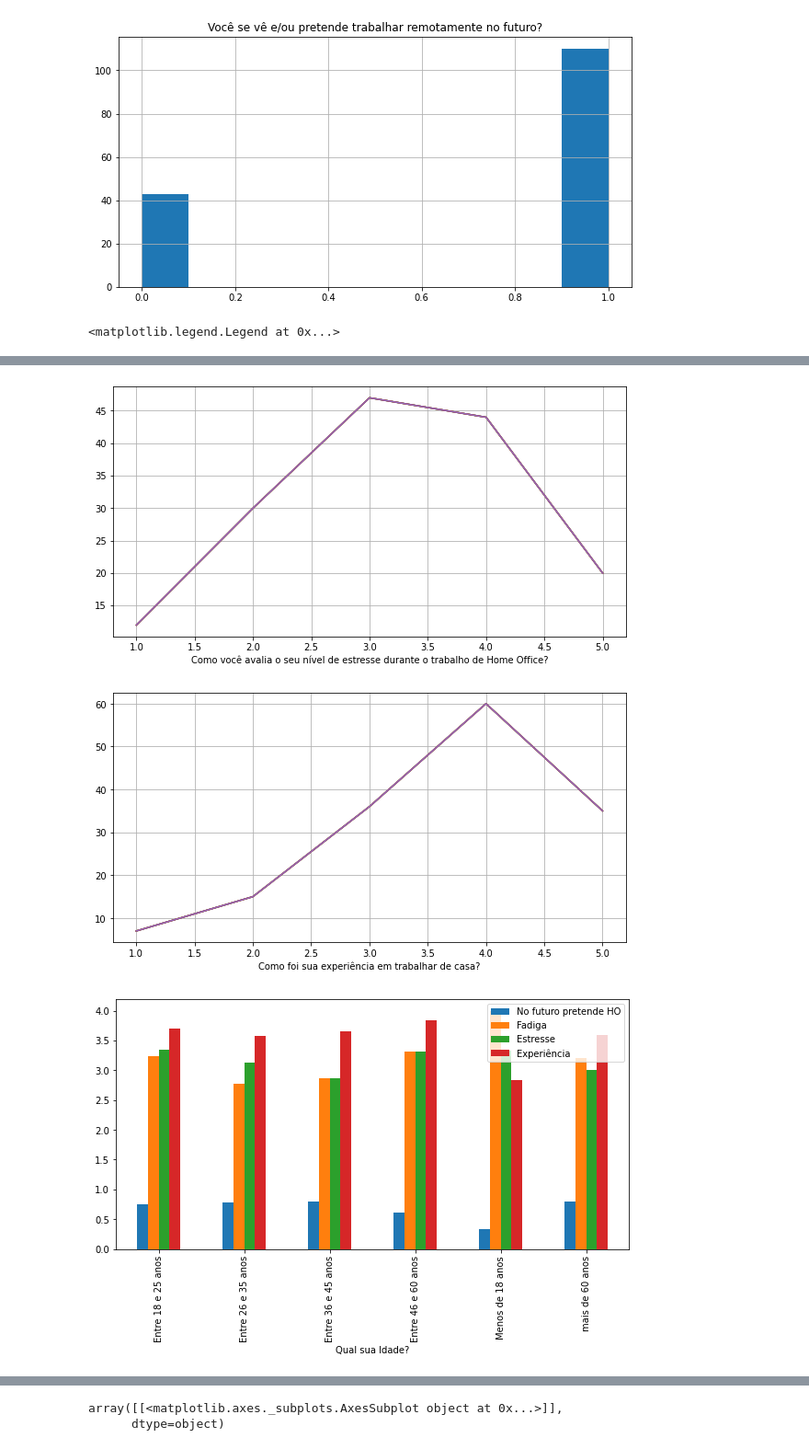
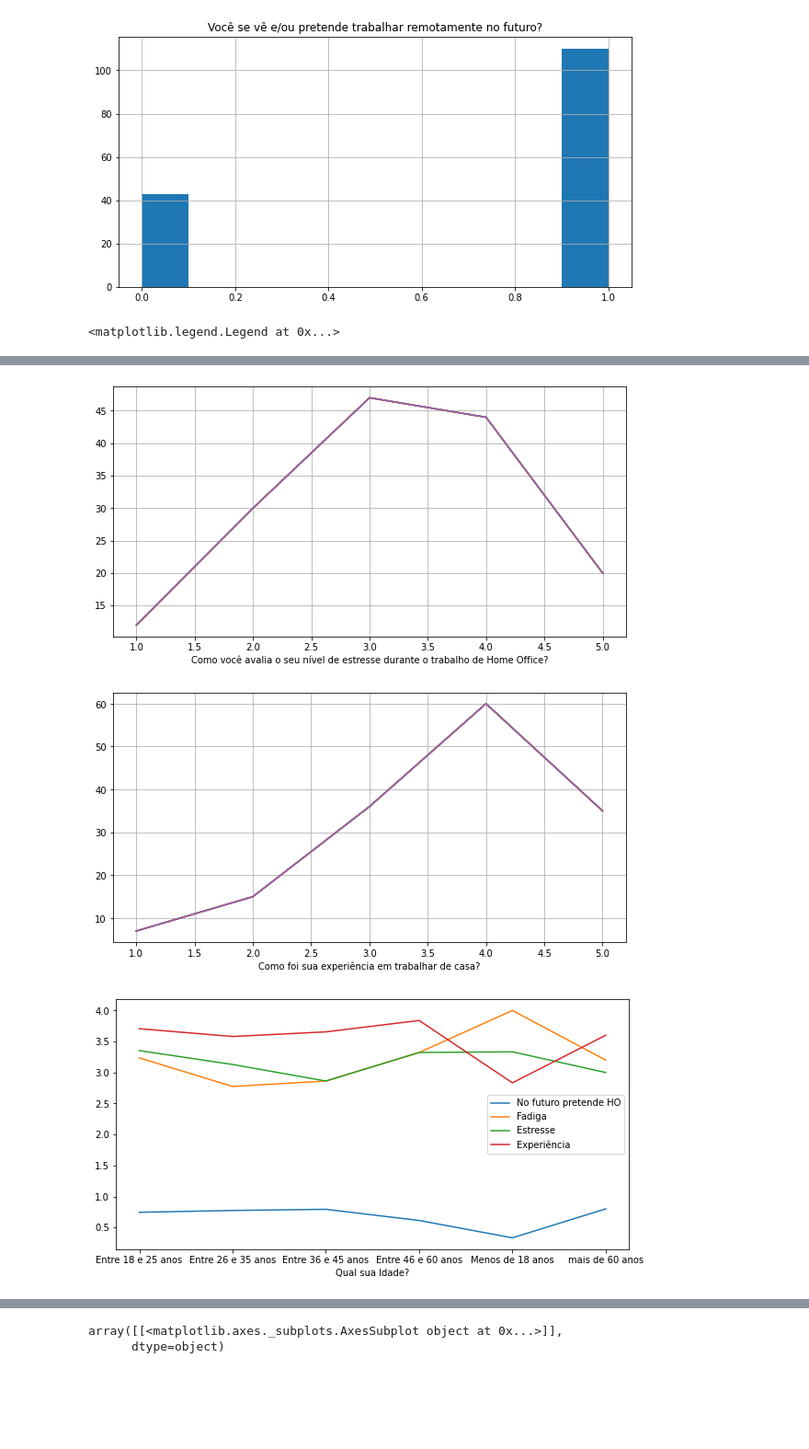
Before and after one commit to vittoria-thomasini/comportment-analytics-covid19, a Jupyter notebook: ProjetoCovid19.ipynb, the cells around one changed output, grey strips where cells are left out. Shown: that part at 92% size. Saved outputs shown, nothing was run; the diff lists cells and outputs as text; code cells hidden in the pictures; blank space fills up the shorter version.

```diff
--- a/ProjetoCovid19.ipynb
+++ b/ProjetoCovid19.ipynb
@@ -152,17 +179,17 @@ De 153 temos 110 pessoas que pretendem trabalhar remotamente.
 # %%
 dados.groupby(fadiga).count().plot(legend=False, grid=True)
 
 dados.groupby(estresse).count().plot(legend=False, grid=True)
 
 dados.groupby(experiencia).count().plot(legend=False, grid=True)
 
-compara = dados.groupby(idade).mean().plot(kind='bar')
+compara = dados.groupby(idade).mean().plot()
 
 #Alterei a legenda para se tornar mais legível
 compara.legend(["No futuro pretende HO", "Fadiga", "Estresse", "Experiência"])
 # %% [output]
 <matplotlib.legend.Legend at 0x...>
 [figure]
 [figure]
 [figure]
-[figure, old version]
+[figure, new version]
```
Also changed, not shown: parts of 22 cells of this notebook.
